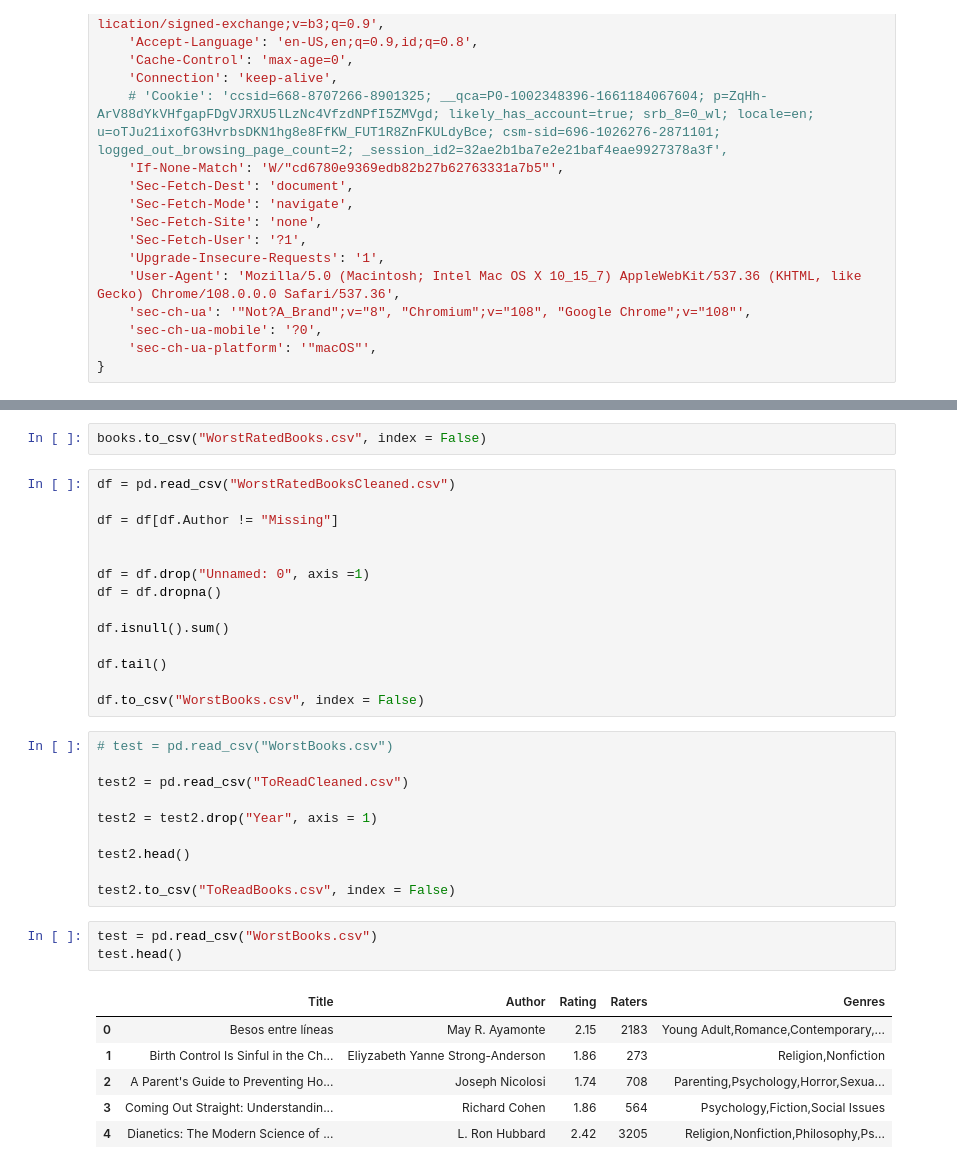
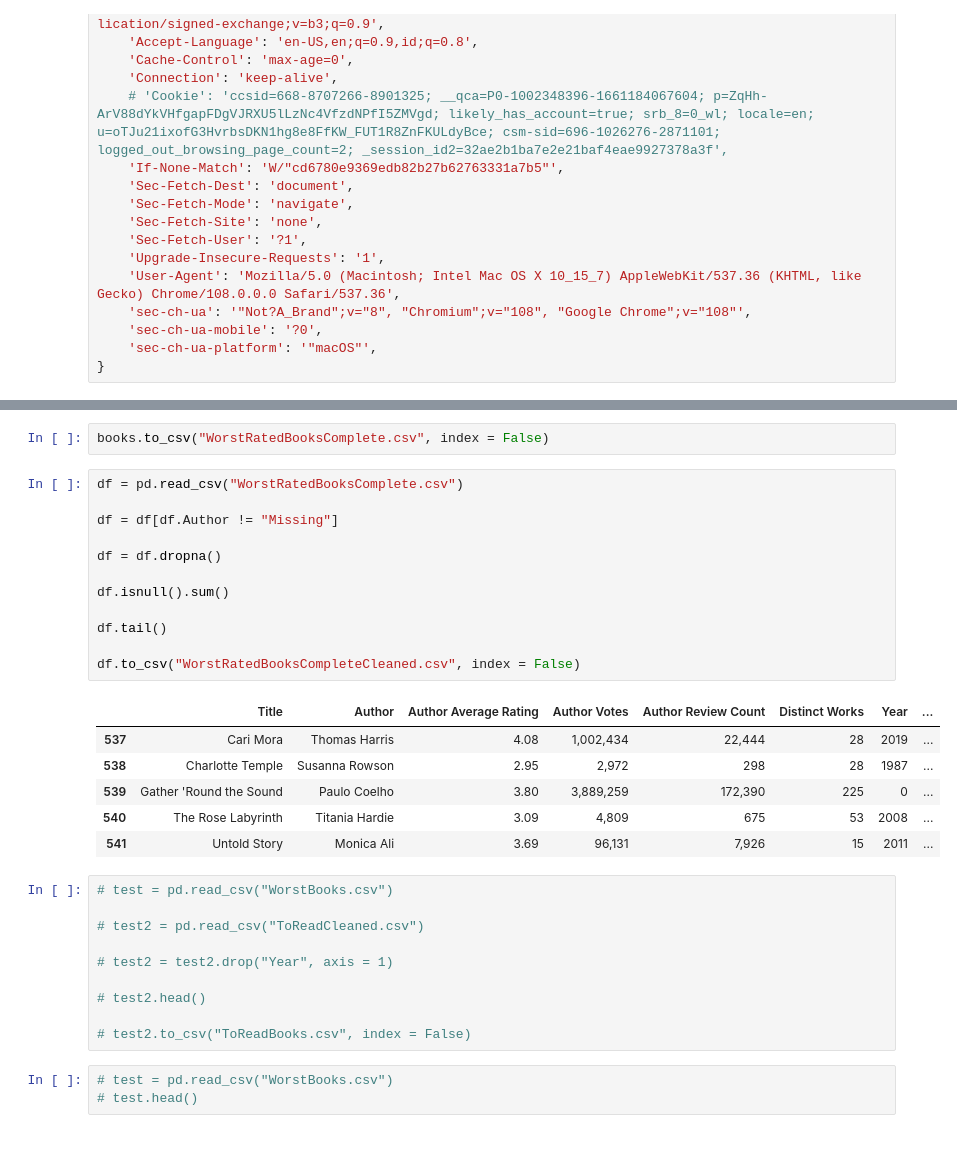
Before and after one commit to steph45607/DS-Final-Project, a Jupyter notebook: GetBookInfoAll.ipynb, the cells around one changed output, grey strips where cells are left out. Drawn from its saved outputs; the diff is of its cells as text.

```diff
--- a/GetBookInfoAll.ipynb
+++ b/GetBookInfoAll.ipynb
@@ -178,37 +236,35 @@ The Astor Orphan: A Memoir
 # %%
-books.to_csv("WorstRatedBooks.csv", index = False)
+books.to_csv("WorstRatedBooksComplete.csv", index = False)
 # %%
-df = pd.read_csv("WorstRatedBooksCleaned.csv")
+df = pd.read_csv("WorstRatedBooksComplete.csv")
 
 df = df[df.Author != "Missing"]
 
-
-df = df.drop("Unnamed: 0", axis =1)
 df = df.dropna()
 
 df.isnull().sum()
 
 df.tail()
 
-df.to_csv("WorstBooks.csv", index = False)
+df.to_csv("WorstRatedBooksCompleteCleaned.csv", index = False)
+# %% [output]
+|  | Title | Author | Author Average Rating | Author Votes | Author Review Count | Distinct Works | Year | ... |
+| 537 | Cari Mora | Thomas Harris | 4.08 | 1,002,434 | 22,444 | 28 | 2019 | ... |
+| 538 | Charlotte Temple | Susanna Rowson | 2.95 | 2,972 | 298 | 28 | 1987 | ... |
+| 539 | Gather 'Round the Sound | Paulo Coelho | 3.80 | 3,889,259 | 172,390 | 225 | 0 | ... |
+| 540 | The Rose Labyrinth | Titania Hardie | 3.09 | 4,809 | 675 | 53 | 2008 | ... |
+| 541 | Untold Story | Monica Ali | 3.69 | 96,131 | 7,926 | 15 | 2011 | ... |
 # %%
 # test = pd.read_csv("WorstBooks.csv")
 
-test2 = pd.read_csv("ToReadCleaned.csv")
+# test2 = pd.read_csv("ToReadCleaned.csv")
 
-test2 = test2.drop("Year", axis = 1)
+# test2 = test2.drop("Year", axis = 1)
 
-test2.head()
+# test2.head()
 
-test2.to_csv("ToReadBooks.csv", index = False)
+# test2.to_csv("ToReadBooks.csv", index = False)
 # %%
-test = pd.read_csv("WorstBooks.csv")
-test.head()
+# test = pd.read_csv("WorstBooks.csv")
+# test.head()
-# %% [output]
-|  | Title | Author | Rating | Raters | Genres |
-| 0 | Besos entre líneas | May R. Ayamonte | 2.15 | 2183 | Young Adult,Romance,Contemporary,... |
-| 1 | Birth Control Is Sinful in the Ch... | Eliyzabeth Yanne Strong-Anderson | 1.86 | 273 | Religion,Nonfiction |
-| 2 | A Parent's Guide to Preventing Ho... | Joseph Nicolosi | 1.74 | 708 | Parenting,Psychology,Horror,Sexua... |
-| 3 | Coming Out Straight: Understandin... | Richard Cohen | 1.86 | 564 | Psychology,Fiction,Social Issues |
-| 4 | Dianetics: The Modern Science of ... | L. Ron Hubbard | 2.42 | 3205 | Religion,Nonfiction,Philosophy,Ps... |
 # %%
```
Also changed, not shown: parts of 3 cells of this notebook, 3 other files.
